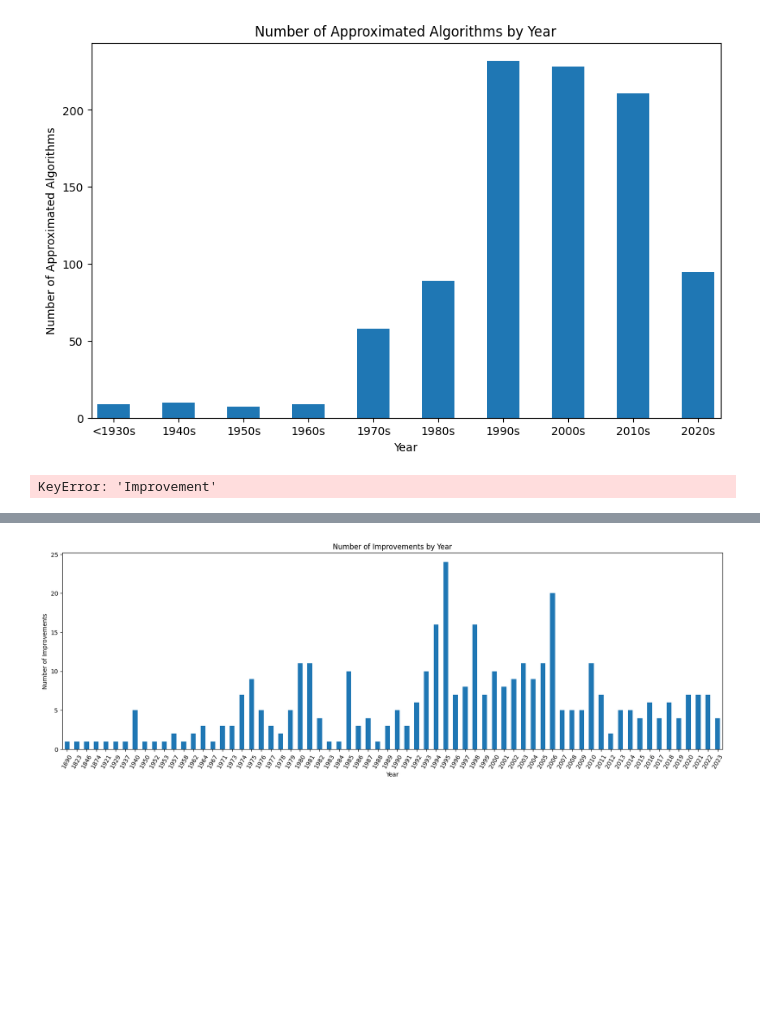
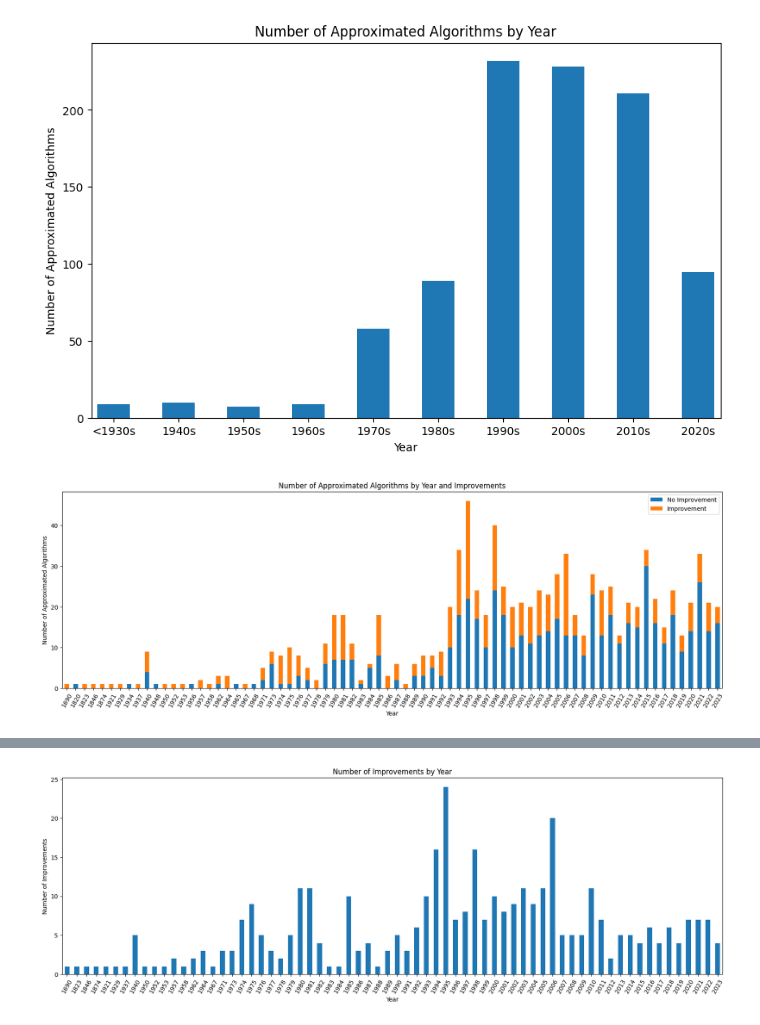
Before and after one commit to andrewlucasgs/approximation-algorithms, a Jupyter notebook: improvements.ipynb, the cells around one changed output, grey strips where cells are left out. Drawn from its saved outputs; the diff is of its cells as text; code cells hidden in the pictures; blank space fills up the shorter version.

Commit message:
Fix improvements graph

```diff
--- a/improvements.ipynb
+++ b/improvements.ipynb
@@ -157,29 +157,25 @@ plt.show()
 [figure]
 # %%
 # Plot number of approximated algorithms by year and improvements
-ata = approximated_algorithms
+data = approximated_algorithms
 
-
-
-data = data.groupby(['Year', 'Improvement']).size()
-
-data = data.unstack(fill_value=0)
+data = data.groupby(['Year', 'Improvement']).size().unstack().fillna(0)
 
 fig, ax = plt.subplots()
 data.plot(kind='bar', stacked=True, ax=ax)
 # set figure size
 fig.set_size_inches(20, 6)
 plt.xticks(rotation=60)
 
 plt.margins(x=0.01)
 
 ax.set_xlabel('Year')
 ax.set_ylabel('Number of Approximated Algorithms')
 ax.set_title('Number of Approximated Algorithms by Year and Improvements')
 
 # legent for the plot
 plt.legend(['No Improvement', 'Improvement'])
 
 plt.show()
 # %% [output]
-KeyError: 'Improvement'
+[figure, added]
```
Also changed, not shown: parts of 2 cells of this notebook.
